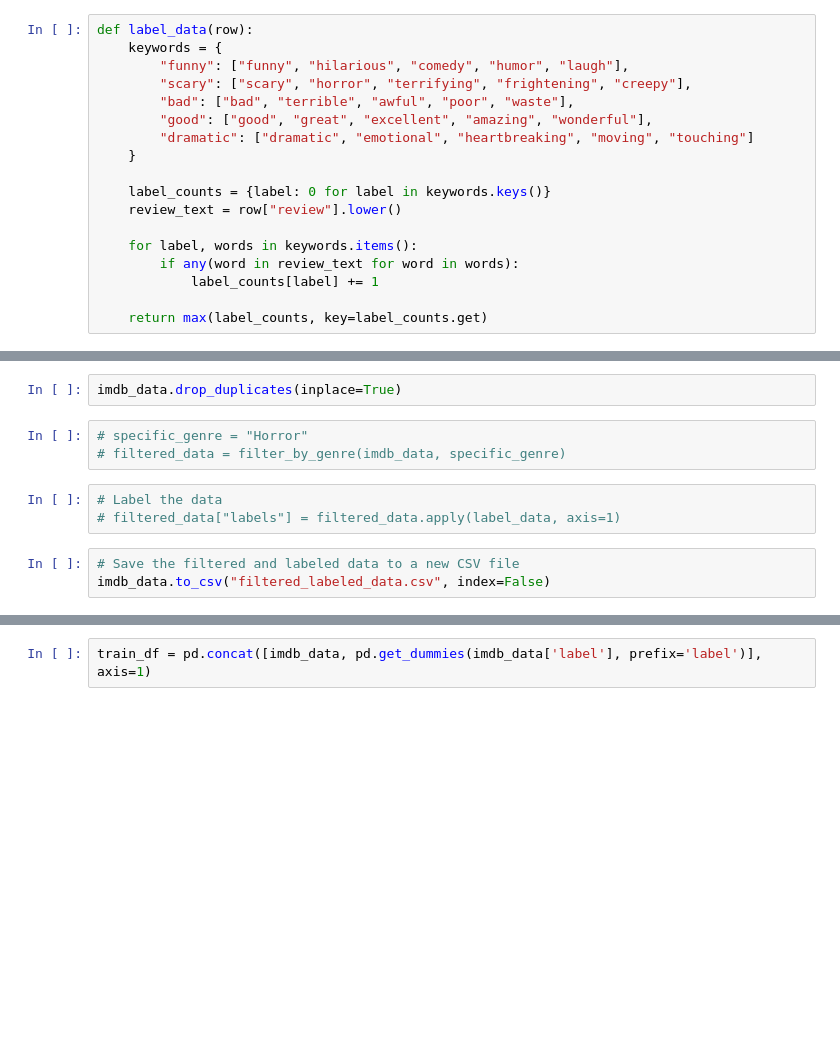
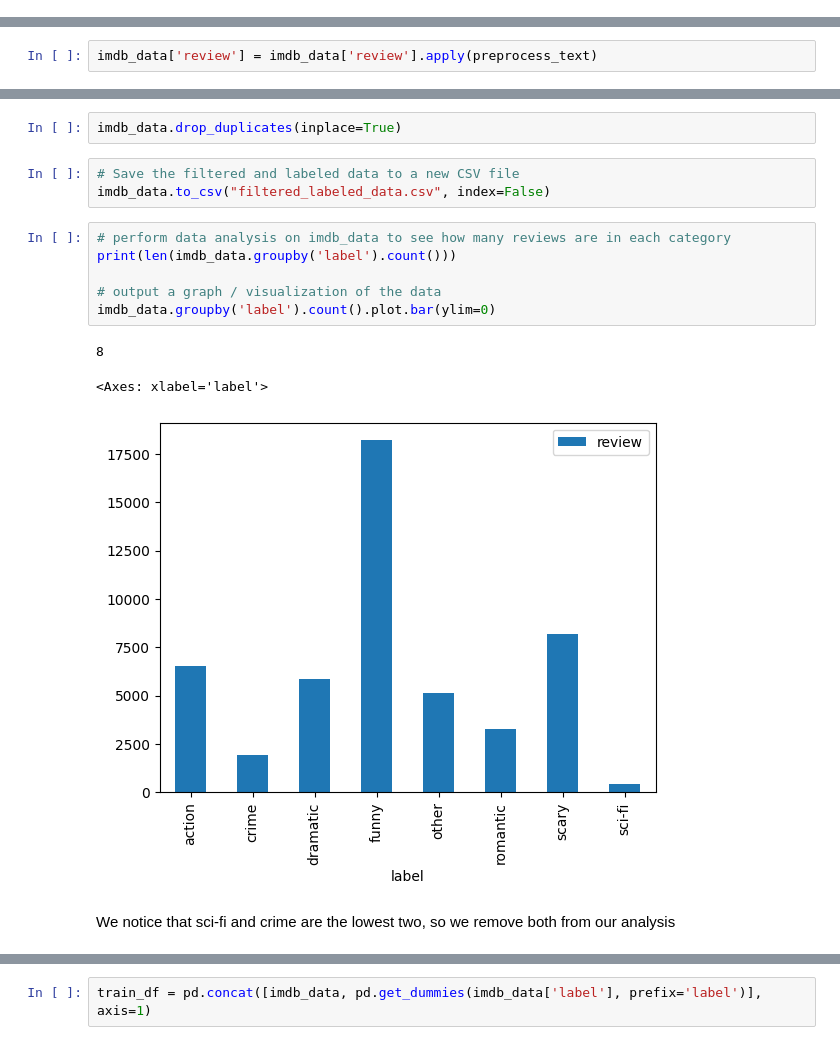
Before and after one commit to MoKamall/NLP, a Jupyter notebook: NLP.ipynb, the cells around one changed output, grey strips where cells are left out. Cells and saved outputs as stored; diff of their text form; blank space fills up the shorter version.

Commit message:
added data analysis

```diff
--- a/NLP.ipynb
+++ b/NLP.ipynb
@@ -28,21 +29,3 @@ def get_movie_genres(movie_id):
     ia = IMDb()
     movie = ia.get_movie(movie_id)
     return movie.get('genres', [])
-# %%
-def label_data(row):
-    keywords = {
-        "funny": ["funny", "hilarious", "comedy", "humor", "laugh"],
-        "scary": ["scary", "horror", "terrifying", "frightening", "creepy"],
-        "bad": ["bad", "terrible", "awful", "poor", "waste"],
-        "good": ["good", "great", "excellent", "amazing", "wonderful"],
-        "dramatic": ["dramatic", "emotional", "heartbreaking", "moving", "touching"]
-    }
-
-    label_counts = {label: 0 for label in keywords.keys()}
-    review_text = row["review"].lower()
-
-    for label, words in keywords.items():
-        if any(word in review_text for word in words):
-            label_counts[label] += 1
-
-    return max(label_counts, key=label_counts.get)
@@ -48,0 +74,2 @@ def label_data(row):
+# %%
+imdb_data['review'] = imdb_data['review'].apply(preprocess_text)
@@ -56,12 +346,18 @@ imdb_data = load_imdb_data()
 imdb_data['label'] = imdb_data.apply(label_data, axis=1)
 # %%
 imdb_data.drop_duplicates(inplace=True)
-# %%
-# specific_genre = "Horror"
-# filtered_data = filter_by_genre(imdb_data, specific_genre)
-# %%
-# Label the data
-# filtered_data["labels"] = filtered_data.apply(label_data, axis=1)
 # %%
 # Save the filtered and labeled data to a new CSV file
 imdb_data.to_csv("filtered_labeled_data.csv", index=False)
+# %%
+# perform data analysis on imdb_data to see how many reviews are in each category
+print(len(imdb_data.groupby('label').count()))
+
+# output a graph / visualization of the data
+imdb_data.groupby('label').count().plot.bar(ylim=0)
+# %% [output]
+8
+<Axes: xlabel='label'>
+[figure, added]
+# %% [markdown]
+We notice that sci-fi and crime are the lowest two, so we remove both from our analysis
```
Also changed, not shown: parts of 11 cells of this notebook, 3 other files.
